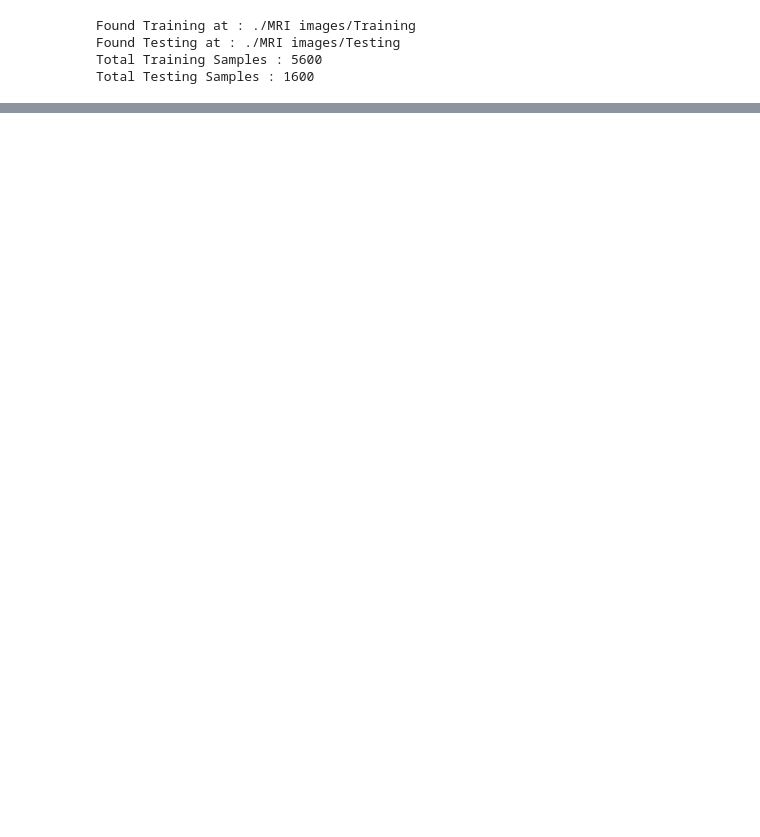
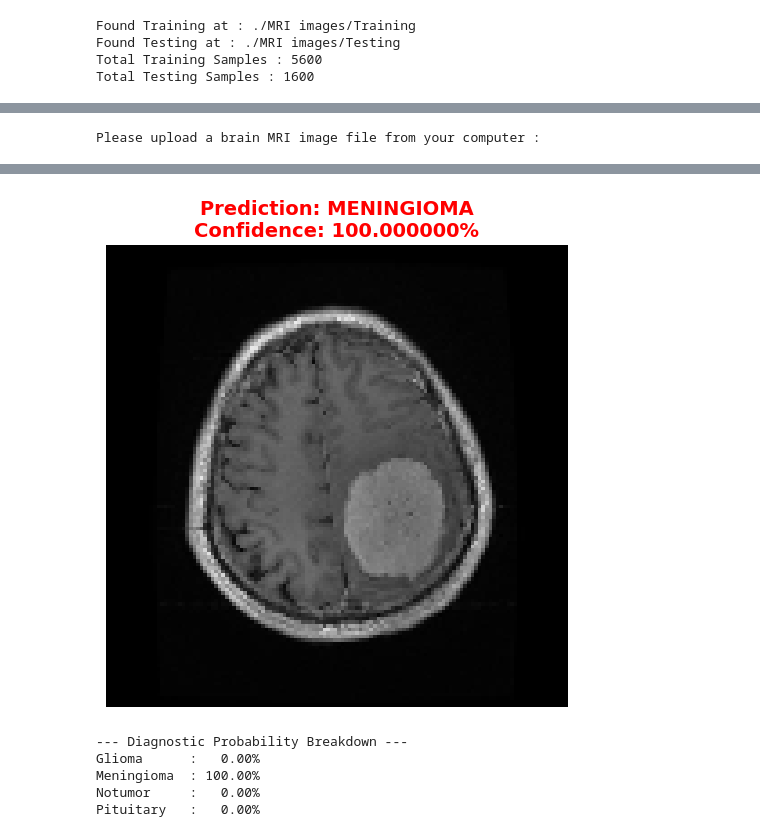
Before and after one commit to rugvedchauragade/MRI-TUMOR-DETECTION-MODEL, a Jupyter notebook: modeltraining.ipynb, the cells around one changed output, grey strips where cells are left out. Cells and saved outputs as stored; diff of their text form; code cells hidden in the pictures; blank space fills up the shorter version.

```diff
--- a/modeltraining.ipynb
+++ b/modeltraining.ipynb
@@ -390,0 +383,41 @@ class
+# %%
+import numpy as np
+import matplotlib.pyplot as plt
+from google.colab import files
+from tensorflow.keras.preprocessing.image import load_img , img_to_array
+from tensorflow.keras.models import load_model
+
+# load the trained model
+model = load_model('brain_tumor_vgg16_model.h5')
+class_names = ['glioma', 'meningioma' , 'notumor' ,'pituitary']
+
+# trigger goggle colab file upload prompt
+print("Please upload a brain MRI image file from your computer :")
+uploaded = files.upload()
+
+for file_name in uploaded.keys():
+  #preprocess image to match vgg16 input dimension (128x128, normalized)
+  img = load_img(file_name , target_size = (128 , 128))
+  img_array = img_to_array(img) / 255.0
+  img_batch = np.expand_dims(img_array , axis = 0)
+
+  # generate model prediction
+  predictions = model.predict(img_batch)[0]
+  predicted_idx = np.argmax(predictions)
+  predicted_class = class_names[predicted_idx]
+  confidence = predictions[predicted_idx] * 100
+
+  # display the mri scan with prediction outcome
+  plt.figure(figsize=(6,6))
+  plt.imshow(img)
+  plt.axis('off')
+  title_color = 'green' if predicted_class == 'notumor' else 'red'
+  plt.title(f"Prediction: {predicted_class.upper()}\nConfidence: {confidence:2f}%",
+            fontsize=14 ,color = title_color , fontweight = 'bold')
+  plt.show()
+
+#print class probablity breakdown
+print("\n--- Diagnostic Probability Breakdown ---")
+for name , prob in zip(class_names , predictions):
+  print(f"{name.capitalize():<12}: {prob * 100:6.2f}%")
+# %% [output]
@@ -390,0 +425 @@ class
+Please upload a brain MRI image file from your computer :
@@ -390,0 +429,6 @@ class
+[figure, added]
+--- Diagnostic Probability Breakdown ---
+Glioma      :   0.00%
+Meningioma  : 100.00%
+Notumor     :   0.00%
+Pituitary   :   0.00%
```
Also changed, not shown: parts of 8 cells of this notebook.
